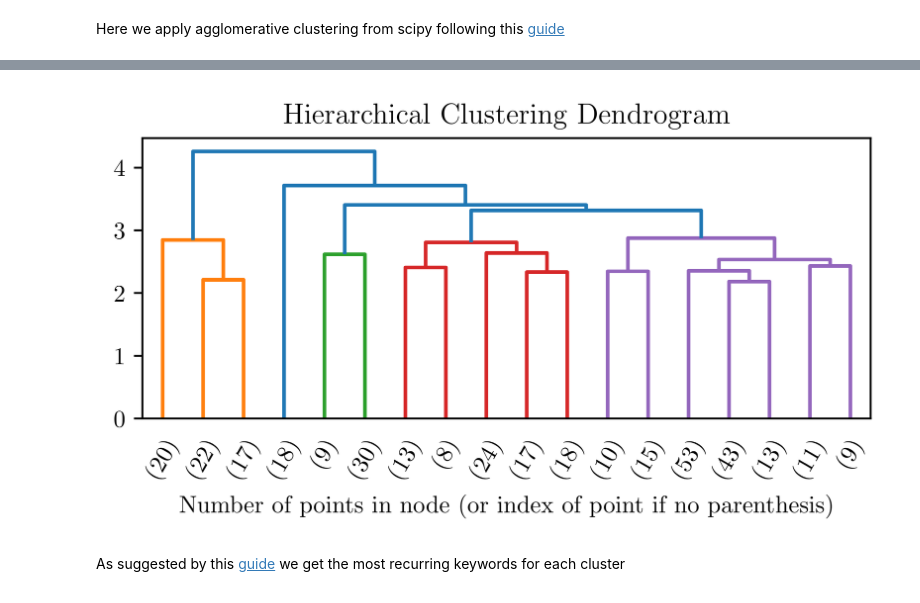
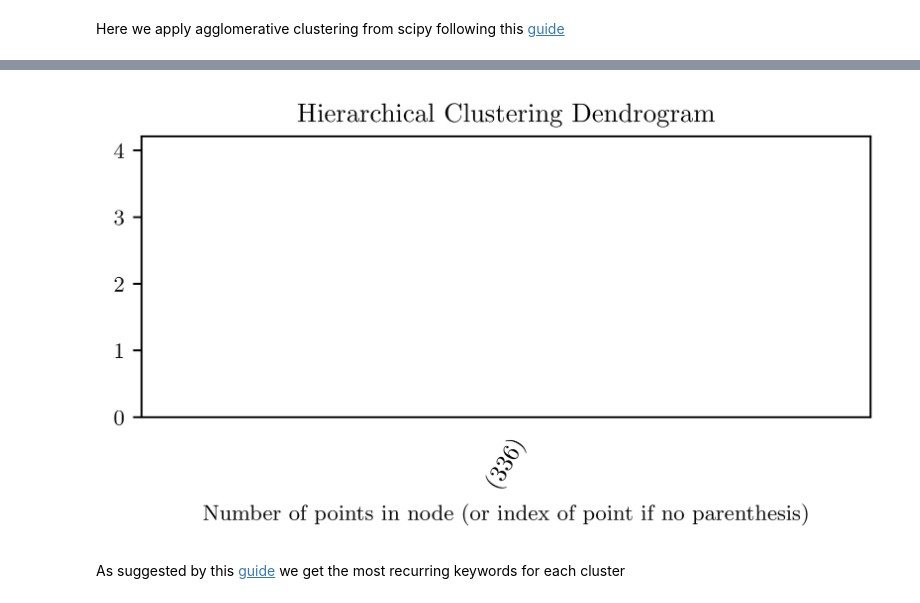
Before and after one commit to teiband/industrial-skill-review, a Jupyter notebook: src/FaissSearch/faissSearch.ipynb, the cells around one changed output, grey strips where cells are left out. Drawn from its saved outputs; the diff is of its cells as text; code cells hidden in the pictures.

```diff
--- a/src/FaissSearch/faissSearch.ipynb
+++ b/src/FaissSearch/faissSearch.ipynb
@@ -205,35 +205,35 @@ def plot_dendrogram(model, **kwargs):
         counts[i] = current_count
 
     linkage_matrix = np.column_stack(
         [model.children_, model.distances_, counts]
     ).astype(float)
 
     # Plot the corresponding dendrogram
     dendo = dendrogram(linkage_matrix, **kwargs)
 
     return linkage_matrix, dendo
 
 plt.figure(figsize=(3240/600, 1280/600), dpi=600)
 plt.title("Hierarchical Clustering Dendrogram")
 # plot the top three levels of the dendrogram
 
-p = 18
+p = 2
 linkageMatrix, dendoPlot = plot_dendrogram(model, truncate_mode="lastp", p=p, leaf_rotation=60.,leaf_font_size=10.)
 #linkageMatrix, dendoPlot = plot_dendrogram(model, leaf_rotation=60.,leaf_font_size=3.)
 plt.xlabel("Number of points in node (or index of point if no parenthesis)")
 plt.savefig('D:/1. Papers/4. MyPapers/6_(20210609) Skill taxonomy/figures/denogrammClusteringRaw.png', dpi=600, bbox_inches = 'tight')
 #print(dendoPlot["leaves"])
 
 label = fcluster(linkageMatrix, p, criterion='maxclust')
 
 #print(label)
 
 d = {'primitive': defSing, 'label':label}
 #print(d)
 
 hierarchies = pd.DataFrame(d)
 # %% [output]
-[figure, old version]
+[figure, new version]
 # %% [markdown]
 As suggested by this [guide](https://towardsdatascience.com/keyword-extraction-with-bert-724efca412ea) we get the most recurring keywords for each cluster
 # %%
```
Also changed, not shown: parts of 13 cells of this notebook, 1 other file.
